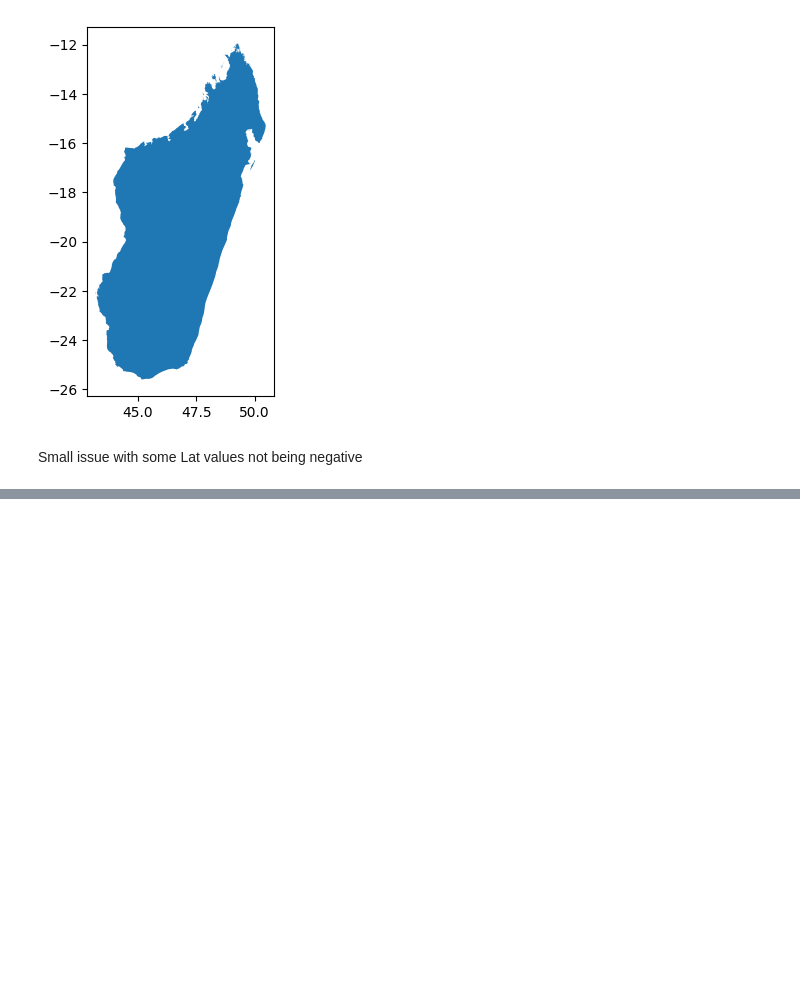
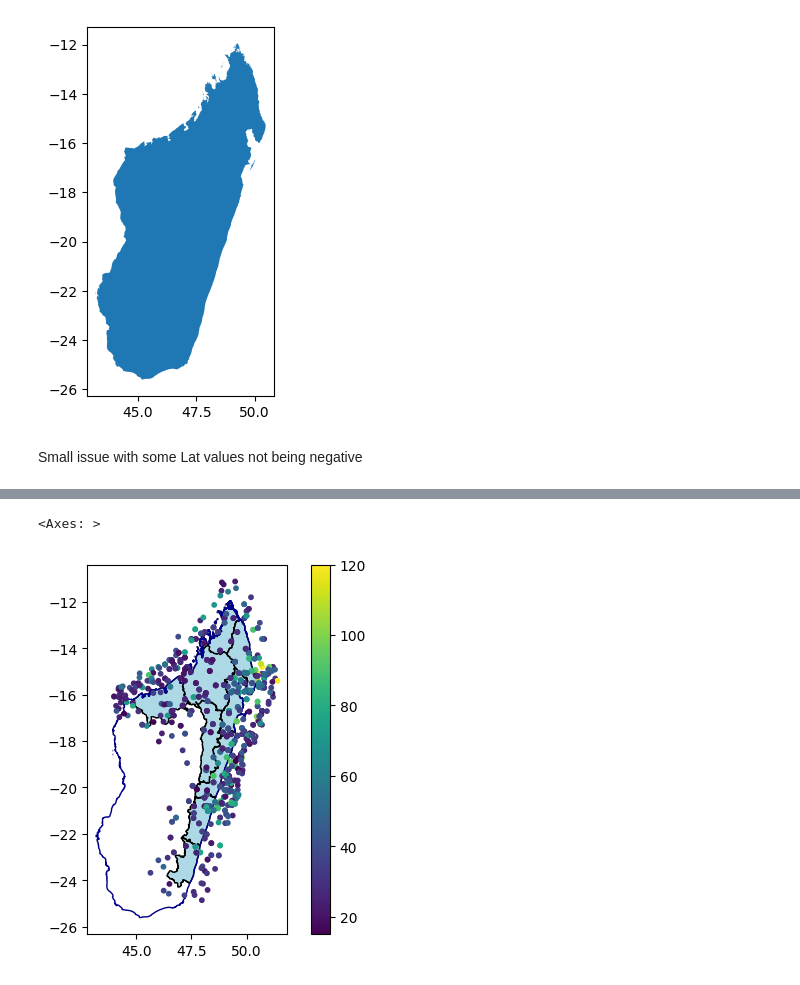
Before and after one commit to OCHA-DAP/ds-aa-mdg-storms, a Jupyter notebook: analysis/01.1_return_period_meteofrance_lareunion.ipynb, the cells around one changed output, grey strips where cells are left out. Cells and saved outputs as stored; diff of their text form; code cells hidden in the pictures; blank space fills up the shorter version.

```diff
--- a/analysis/01.1_return_period_meteofrance_lareunion.ipynb
+++ b/analysis/01.1_return_period_meteofrance_lareunion.ipynb
@@ -23,7 +21,6 @@ import numpy as np
 # %%
-AA_DATA_DIR = os.getenv("AA_DATA_DIR")
 adm0_path = (
-    Path(AA_DATA_DIR)
+    Path(constants.AA_DATA_DIR)
     / "public"
     / "raw"
     / "mdg"
@@ -31,6 +28,16 @@ adm0_path = (
     / "mdg_admbnda_adm0_BNGRC_OCHA_20181031.shp"
 )
 gdf_adm0 = gpd.read_file(adm0_path)
+adm1_path = (
+    Path(constants.AA_DATA_DIR)
+    / "public"
+    / "raw"
+    / "mdg"
+    / "cod_ab"
+    / "mdg_admbnda_adm1_BNGRC_OCHA_20181031.shp"
+)
+gdf_adm1 = gpd.read_file(adm1_path)
+gdf_adm1_sel = gdf_adm1[gdf_adm1["ADM1_EN"].isin(constants.ADMS)]
 # %%
 gdf_adm0.plot()
 # %% [output]
@@ -389,0 +58,14 @@ plt.show()
+# %%
+cyclone_tracks["Lat"] = cyclone_tracks["Lat"].apply(
+    lambda x: -x if x > 0 else x
+)
+cyclone_tracks.loc[:, "Season"] = cyclone_tracks.apply(
+    lambda x: (
+        f"{x['Year'] - 1}-{x['Year']}"
+        if x["Month"] <= 6
+        else f"{x['Year']}-{x['Year'] + 1}"
+    ),
+    axis=1,
+)
+cyclone_tracks_buffer = cyclone_tracks.copy()
+cyclone_tracks_buffer["RMW_km"] = cyclone_tracks_buffer["RMW (mn)"] * 1.852
@@ -389,0 +214,9 @@ plt.show()
+# %%
+ax = gdf_adm1_sel.plot(color="lightblue", edgecolor="black")
+gdf_adm0.plot(ax=ax, color="none", edgecolor="darkblue", linewidth=1)
+cyclone_tracks_sel_adm1_buffer.plot(
+    ax=ax, column="Max wind (kt)", markersize=10, legend=True
+)
+# %% [output]
+<Axes: >
+[figure, added]
```
Also changed, not shown: parts of 66 cells of this notebook.
